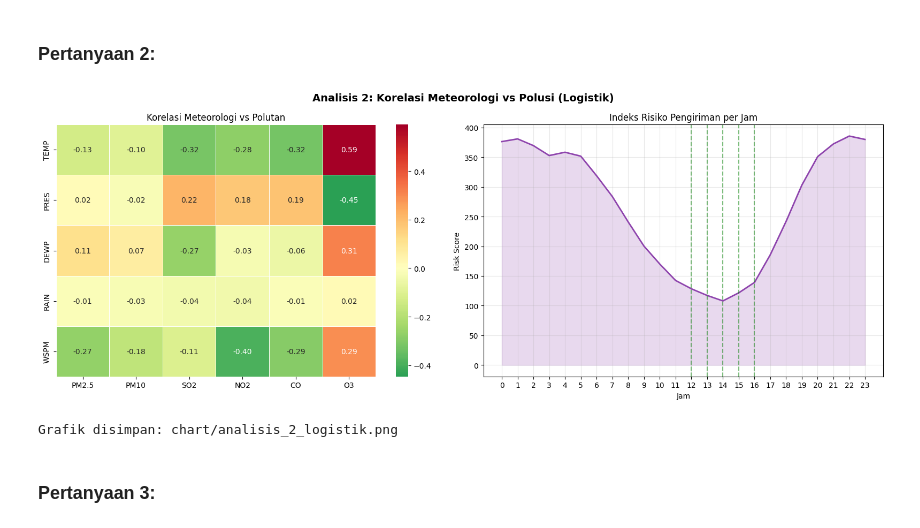
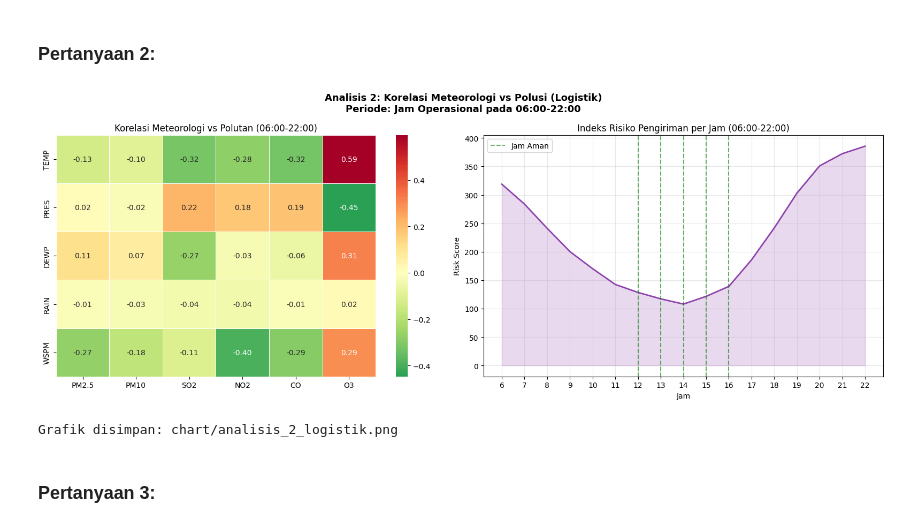
Before and after one commit to Mark2415/Fotofolio, a Jupyter notebook: Proyek_Analisis_Data.ipynb, the cells around one changed output. Drawn from its saved outputs; the diff is of its cells as text; code cells hidden in the pictures.

```diff
--- a/Proyek_Analisis_Data.ipynb
+++ b/Proyek_Analisis_Data.ipynb
@@ -942,5 +949,16 @@ Bagaimana Anda selaku manajer operasi logistik mengukur korelasi antara variabel
 # %%
-#  2a. Korelasi variabel meteorologi vs polutan
+# 2a. Korelasi variabel meteorologi vs polutan
+# Filter: jam operasional pada 06:00-22:00
+# Membuat data frame untuk periode jam operasional pada 06:00-22:00
+df_p2 = df_all[
+    (df_all['hour'] >= 6) & (df_all['hour'] <= 22)  # Filter data yang berada di jam operasional pada 06:00-22:00
+].copy()
+
+# Mencetak berapa jumlah data yang terkumpul setelah filter
+print(f"\nPeriode   : Jam operasional pada 06:00-22:00")
+print(f"Total data: {len(df_p2):,} baris\n")
+
+
 # Mencari korelasi antara variabel meteorologi (suhu, tekanan, kelembaban, curah hujan, kecepatan angin)
 # dan variabel polutan (PM2.5, PM10, SO2, NO2, CO, O3)
 meteo_cols   = ['TEMP', 'PRES', 'DEWP', 'RAIN', 'WSPM']
@@ -950,6 +968,6 @@ pollutant_cols = ['PM2.5', 'PM10', 'SO2', 'NO2', 'CO', 'O3']
 corr_matrix = df_all[meteo_cols + pollutant_cols].corr()
 corr_meteo_vs_pollution = corr_matrix.loc[meteo_cols, pollutant_cols]
 
-print("\nMatriks Korelasi (Meteorologi vs Polutan):")
+print("Matriks Korelasi pada Jam 06:00–22:00 (Meteorologi vs Polutan):")
 print(corr_meteo_vs_pollution.round(3).to_string())
 # %% [output]
@@ -1218,33 +1318,46 @@ Grafik disimpan: chart/analisis_1_perencana_kota.png
 # %% [markdown]
 ### Pertanyaan 2:
 # %%
-#2e. Visualisasi
+# Membuat grafik yang membandingkan korelasi antara variabel meteorologi dan polusi
+# dalam periode jam operasional pada (06.00-22.00)
+fig, axes = plt.subplots(1, 2, figsize=(16, 6))
+fig.suptitle(
+    "Analisis 2: Korelasi Meteorologi vs Polusi (Logistik)\n"
+    "Periode: Jam Operasional pada 06:00-22:00",
+    fontsize=13, fontweight='bold'
+)
 
-fig, axes = plt.subplots(1, 2, figsize=(16, 6))
-fig.suptitle("Analisis 2: Korelasi Meteorologi vs Polusi (Logistik)", fontsize=14, fontweight='bold')
+# Membuat heatmap yang membandingkan korelasi antara variabel meteorologi dan polusi
+# menggunakan library seaborn
+import seaborn as sns
+sns.heatmap(corr_meteo_vs_pollution, annot=True, fmt=".2f", cmap='RdYlGn_r',
+            center=0, ax=axes[0], linewidths=0.5)
+# Memberikan judul grafik heatmap tersebut
+axes[0].set_title("Korelasi Meteorologi vs Polutan (06:00-22:00)")
 
-# Heatmap korelasi
-sns.heatmap(corr_meteo_vs_pollution, annot=True, fmt=".2f", cmap='RdYlGn_r',
-center=0, ax=axes[0], linewidths=0.5)
-axes[0].set_title("Korelasi Meteorologi vs Polutan")
+# Membuat grafik yang membandingkan indeks risiko pengiriman per jam
+# dalam periode jam operasional pada (06.00-22.00)
+axes[1].plot(safe_hours.index, safe_hours.values, color='#8e44ad', linewidth=2)
+# Memberikan area di bawah kurva indeks risiko pengiriman per jam
+axes[1].fill_between(safe_hours.index, safe_hours.values, alpha=0.2, color='#8e44ad')
+# Membuat garis vertikal yang menunjukkan jam-jam aman
+for h in safest:
+    axes[1].axvline(x=h, color='green', linestyle='--', alpha=0.6, label='Jam Aman' if h == safest[0] else '')
+# Memberikan judul grafik indeks risiko pengiriman per jam tersebut
+axes[1].set_title("Indeks Risiko Pengiriman per Jam (06:00-22:00)")
+axes[1].set_xlabel("Jam"); axes[1].set_ylabel("Risk Score")
+axes[1].set_xticks(range(6, 23))
+axes[1].legend(); axes[1].grid(alpha=0.3)
 
-# Risk score per jam
-axes[1].plot(safe_hours.index, safe_hours.values, color='#8e44ad', linewidth=2)
-axes[1].fill_between(safe_hours.index, safe_hours.values, alpha=0.2, color='#8e44ad')
-axes[1].set_title("Indeks Risiko Pengiriman per Jam")
-axes[1].set_xlabel("Jam")
-axes[1].set_ylabel("Risk Score")
-axes[1].set_xticks(range(0, 24))
-axes[1].grid(alpha=0.3)
-for h in safest:
-    axes[1].axvline(x=h, color='green', linestyle='--', alpha=0.5)
+# Membuat spasi antara grafik-grafik agar tidak overlap
+plt.tight_layout()
 
-plt.tight_layout()
+# Simpan grafik dalam file
 plt.savefig("chart/analisis_2_logistik.png", dpi=150, bbox_inches='tight')
 plt.show()
 print("\nGrafik disimpan: chart/analisis_2_logistik.png")
 # %% [output]
-[figure, old version]
+[figure, new version]
 Grafik disimpan: chart/analisis_2_logistik.png
 # %% [markdown]
 ### Pertanyaan 3:
```
Also changed, not shown: parts of 34 cells of this notebook, 11 other files.
